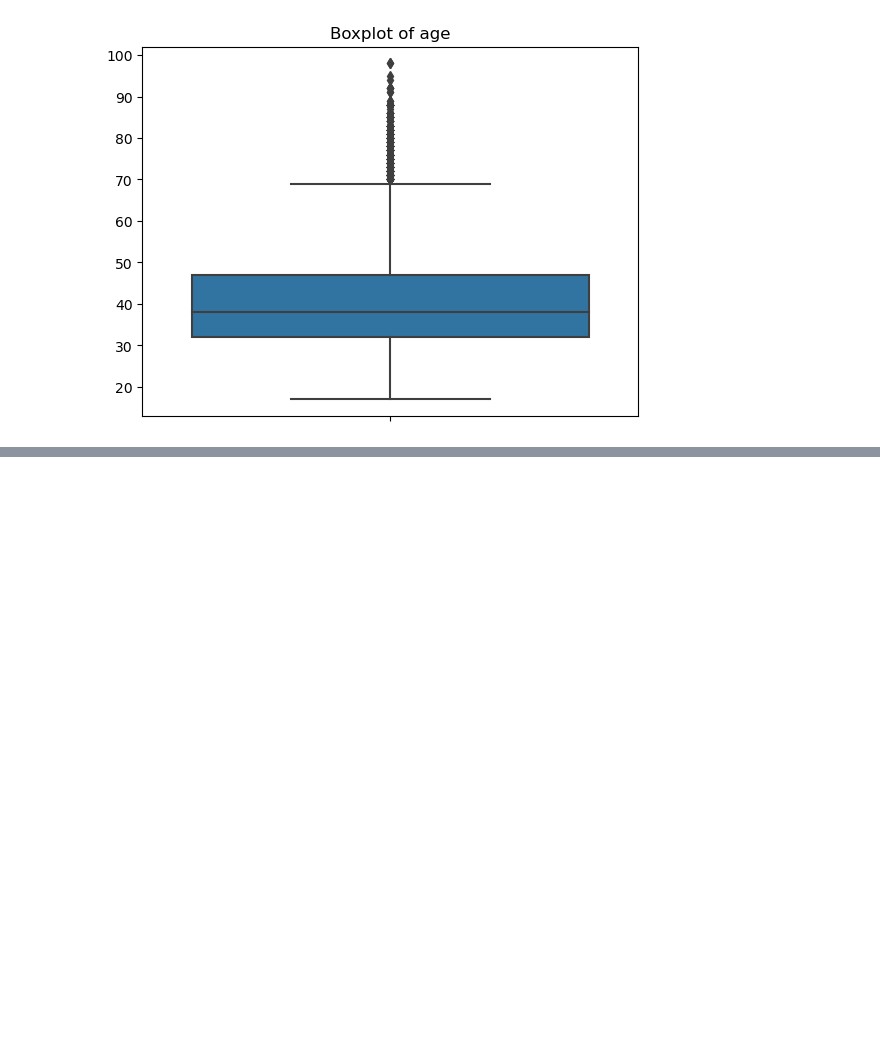
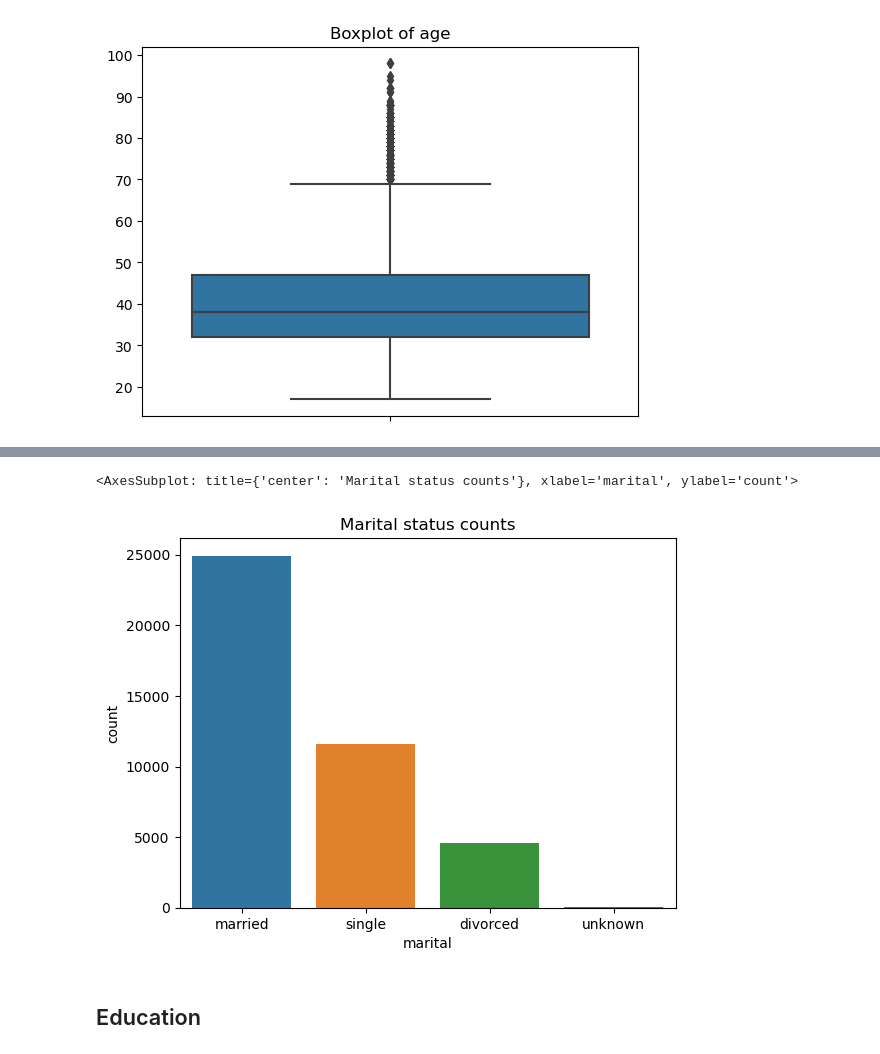
Before and after one commit to mikolajed/Data-Science-PW---Kaggle-Project, a Jupyter notebook: src/EDA.ipynb, the cells around one changed output, grey strips where cells are left out. Saved outputs shown, nothing was run; the diff lists cells and outputs as text; code cells hidden in the pictures; blank space fills up the shorter version.

```diff
--- a/src/EDA.ipynb
+++ b/src/EDA.ipynb
@@ -66,0 +96,9 @@ plt.show()
+# %%
+g = sns.countplot(x=df["marital"])
+g.set_title("Marital status counts")
+g
+# %% [output]
+<AxesSubplot: title={'center': 'Marital status counts'}, xlabel='marital', ylabel='count'>
+[figure, added]
+# %% [markdown]
+## Education
```
Also changed, not shown: parts of 10 cells of this notebook, 1 other file.
